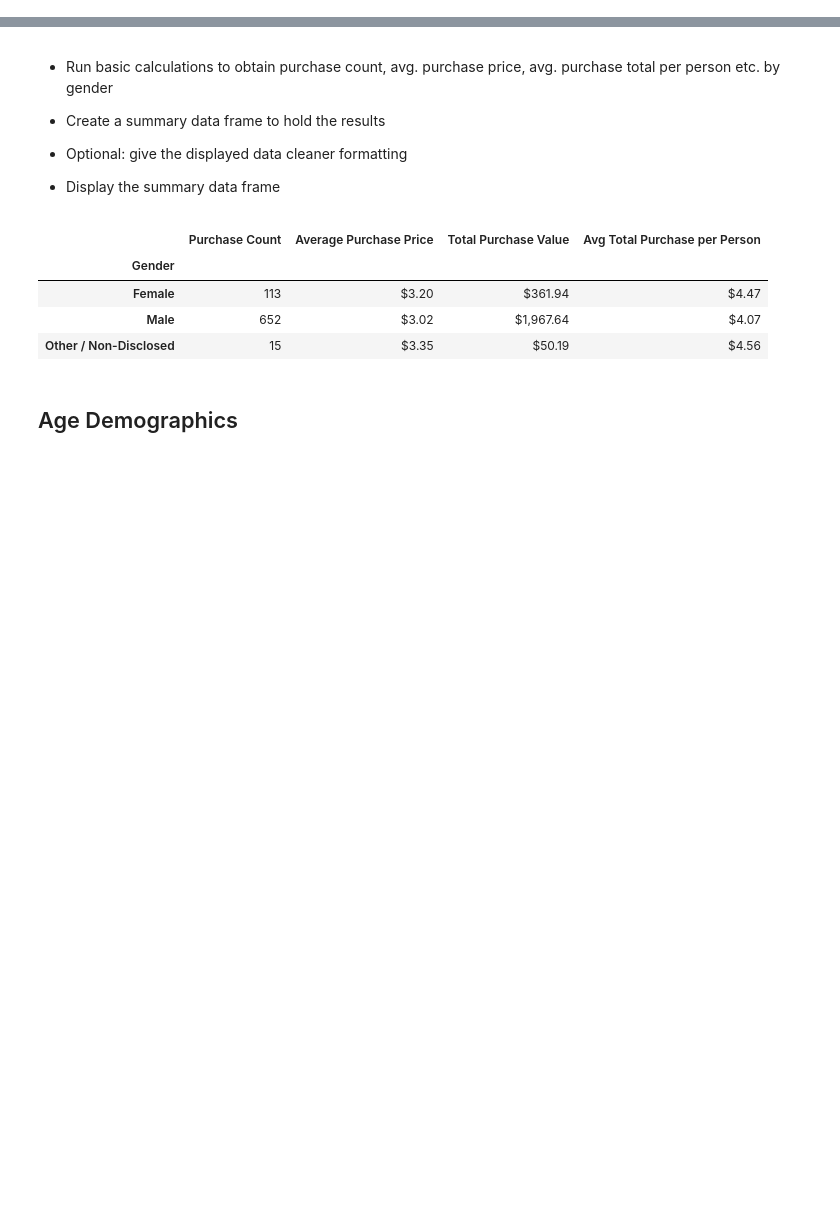
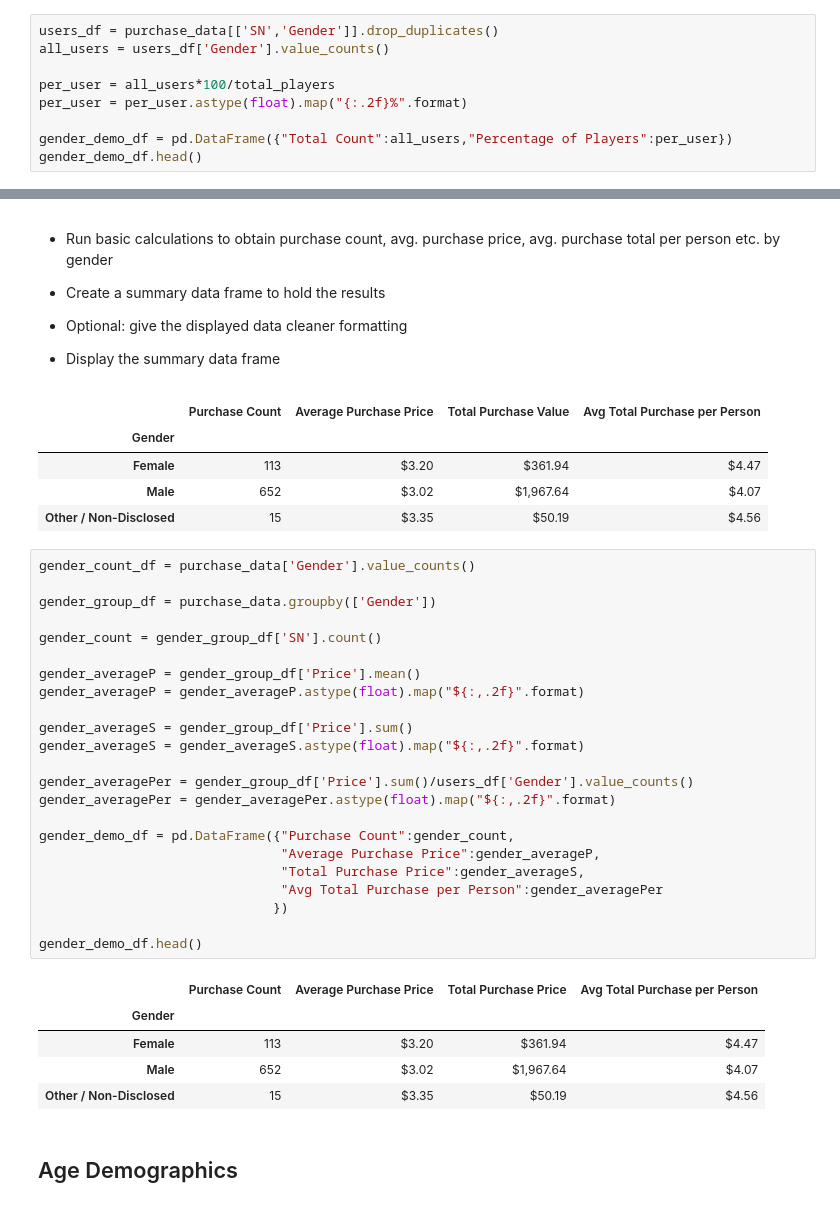
Before and after one commit to simoncastellanos9/pandas-challenge, a Jupyter notebook: HeroesOfPymoli/HeroesOfPymoli_starter-Copy1.ipynb, the cells around one changed output, grey strips where cells are left out. Drawn from its saved outputs; the diff is of its cells as text; blank space fills up the shorter version.

```diff
--- a/HeroesOfPymoli/HeroesOfPymoli_starter-Copy1.ipynb
+++ b/HeroesOfPymoli/HeroesOfPymoli_starter-Copy1.ipynb
@@ -76,3 +76,12 @@ purch_analysis_df
 | Male | 484 | 84.03% |
 | Female | 81 | 14.06% |
 | Other / Non-Disclosed | 11 | 1.91% |
+# %%
+users_df = purchase_data[['SN','Gender']].drop_duplicates()
+all_users = users_df['Gender'].value_counts()
+
+per_user = all_users*100/total_players
+per_user = per_user.astype(float).map("{:.2f}%".format)
+
+gender_demo_df = pd.DataFrame({"Total Count":all_users,"Percentage of Players":per_user})
+gender_demo_df.head()
@@ -99,6 +113,35 @@ purch_analysis_df
 | Female | 113 | $3.20 | $361.94 | $4.47 |
 | Male | 652 | $3.02 | $1,967.64 | $4.07 |
 | Other / Non-Disclosed | 15 | $3.35 | $50.19 | $4.56 |
+# %%
+gender_count_df = purchase_data['Gender'].value_counts()
+
+gender_group_df = purchase_data.groupby(['Gender'])
+
+gender_count = gender_group_df['SN'].count()
+
+gender_averageP = gender_group_df['Price'].mean()
+gender_averageP = gender_averageP.astype(float).map("${:,.2f}".format)
+
+gender_averageS = gender_group_df['Price'].sum()
+gender_averageS = gender_averageS.astype(float).map("${:,.2f}".format)
+
+gender_averagePer = gender_group_df['Price'].sum()/users_df['Gender'].value_counts()
+gender_averagePer = gender_averagePer.astype(float).map("${:,.2f}".format)
+
+gender_demo_df = pd.DataFrame({"Purchase Count":gender_count,
+                               "Average Purchase Price":gender_averageP,
+                               "Total Purchase Price":gender_averageS,
+                               "Avg Total Purchase per Person":gender_averagePer
+                              })
+
+gender_demo_df.head()
+# %% [output]
+|  | Purchase Count | Average Purchase Price | Total Purchase Price | Avg Total Purchase per Person |
+| Gender |  |  |  |  |
+| Female | 113 | $3.20 | $361.94 | $4.47 |
+| Male | 652 | $3.02 | $1,967.64 | $4.07 |
+| Other / Non-Disclosed | 15 | $3.35 | $50.19 | $4.56 |
 # %% [markdown]
 ## Age Demographics
 # %% [markdown]
```
Also changed, not shown: parts of 4 cells of this notebook, 1 other file.
